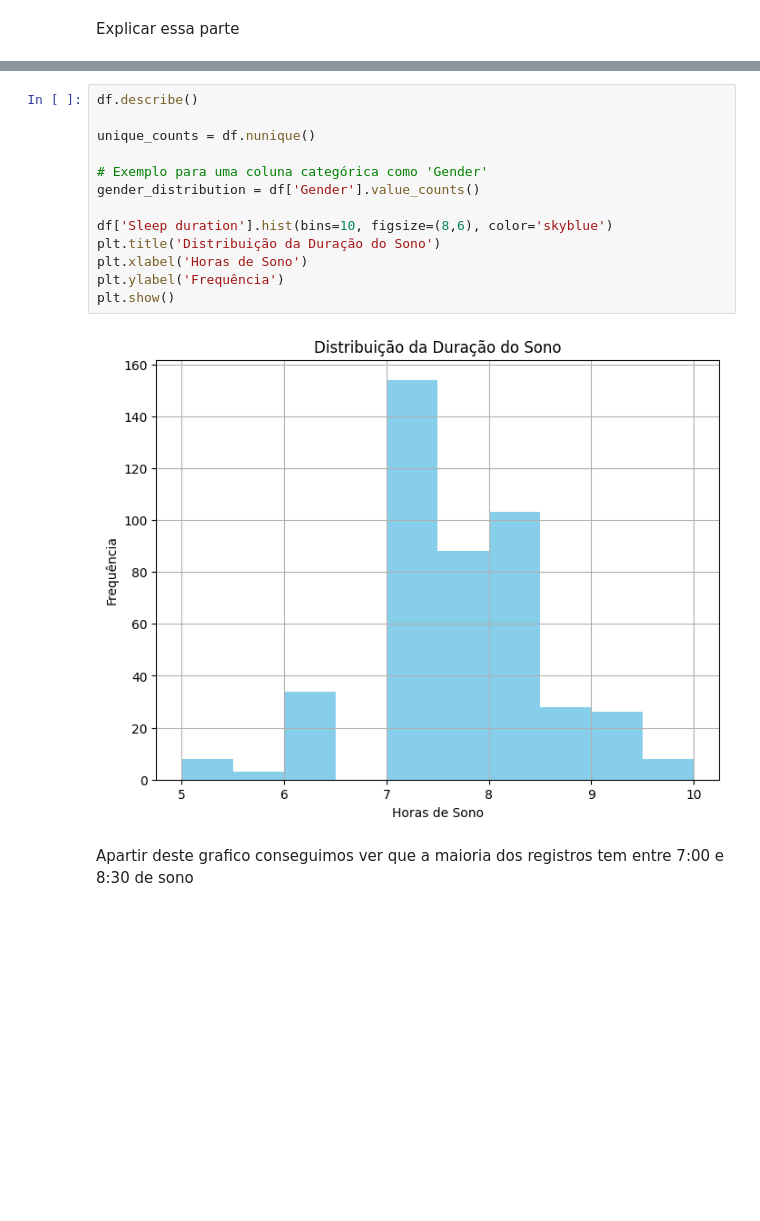
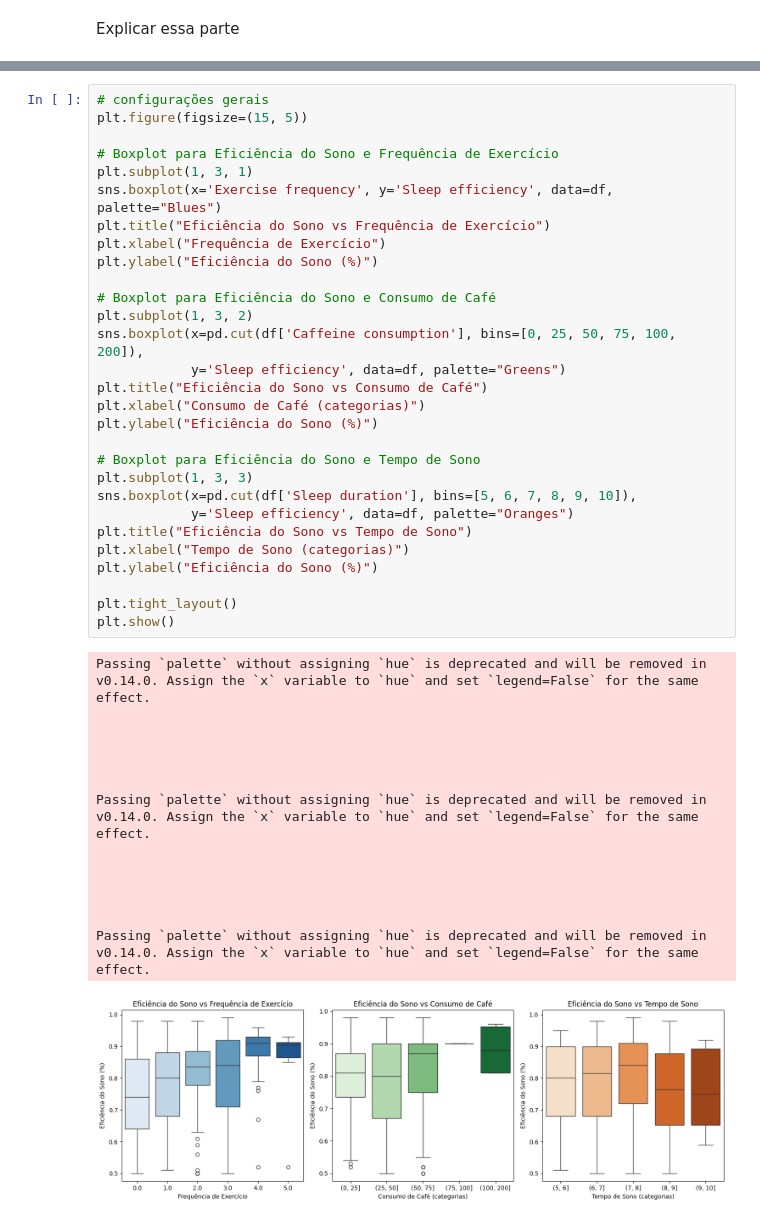
Before and after one commit to thainazanfolin/min_sleep_efficiency, a Jupyter notebook: Projeto_Min_Sleep_Efficiency.ipynb, the cells around one changed output, grey strips where cells are left out. Saved outputs shown, nothing was run; the diff lists cells and outputs as text; blank space fills up the shorter version.

```diff
--- a/Projeto_Min_Sleep_Efficiency.ipynb
+++ b/Projeto_Min_Sleep_Efficiency.ipynb
@@ -405,20 +586,47 @@ plt.ylabel('Eficiência do Sono (%)')
 plt.show()
 # %% [output]
 [figure]
-# %%
-df.describe()
-
-unique_counts = df.nunique()
-
-# Exemplo para uma coluna categórica como 'Gender'
-gender_distribution = df['Gender'].value_counts()
-
-df['Sleep duration'].hist(bins=10, figsize=(8,6), color='skyblue')
-plt.title('Distribuição da Duração do Sono')
-plt.xlabel('Horas de Sono')
-plt.ylabel('Frequência')
-plt.show()
-# %% [output]
-[figure, removed]
-# %% [markdown]
-Apartir deste grafico conseguimos ver que a maioria dos registros tem entre 7:00 e 8:30 de sono
+# %%
+# configurações gerais
+plt.figure(figsize=(15, 5))
+
+# Boxplot para Eficiência do Sono e Frequência de Exercício
+plt.subplot(1, 3, 1)
+sns.boxplot(x='Exercise frequency', y='Sleep efficiency', data=df, palette="Blues")
+plt.title("Eficiência do Sono vs Frequência de Exercício")
+plt.xlabel("Frequência de Exercício")
+plt.ylabel("Eficiência do Sono (%)")
+
+# Boxplot para Eficiência do Sono e Consumo de Café
+plt.subplot(1, 3, 2)
+sns.boxplot(x=pd.cut(df['Caffeine consumption'], bins=[0, 25, 50, 75, 100, 200]),
+            y='Sleep efficiency', data=df, palette="Greens")
+plt.title("Eficiência do Sono vs Consumo de Café")
+plt.xlabel("Consumo de Café (categorias)")
+plt.ylabel("Eficiência do Sono (%)")
+
+# Boxplot para Eficiência do Sono e Tempo de Sono
+plt.subplot(1, 3, 3)
+sns.boxplot(x=pd.cut(df['Sleep duration'], bins=[5, 6, 7, 8, 9, 10]),
+            y='Sleep efficiency', data=df, palette="Oranges")
+plt.title("Eficiência do Sono vs Tempo de Sono")
+plt.xlabel("Tempo de Sono (categorias)")
+plt.ylabel("Eficiência do Sono (%)")
+
+plt.tight_layout()
+plt.show()
+# %% [output]
+Passing `palette` without assigning `hue` is deprecated and will be removed in v0.14.0. Assign the `x` variable to `hue` and set `legend=False` for the same effect.
+
+
+
+
+
+Passing `palette` without assigning `hue` is deprecated and will be removed in v0.14.0. Assign the `x` variable to `hue` and set `legend=False` for the same effect.
+
+
+
+
+
+Passing `palette` without assigning `hue` is deprecated and will be removed in v0.14.0. Assign the `x` variable to `hue` and set `legend=False` for the same effect.
+[figure, added]
```
Also changed, not shown: parts of 45 cells of this notebook.
